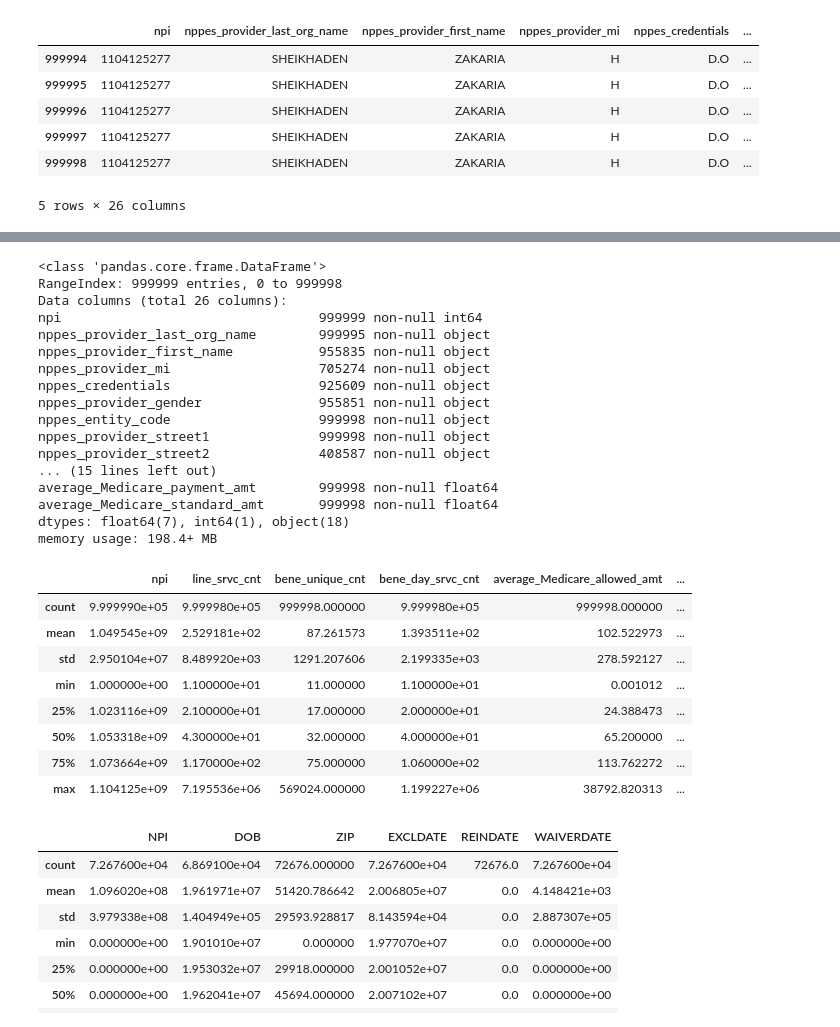
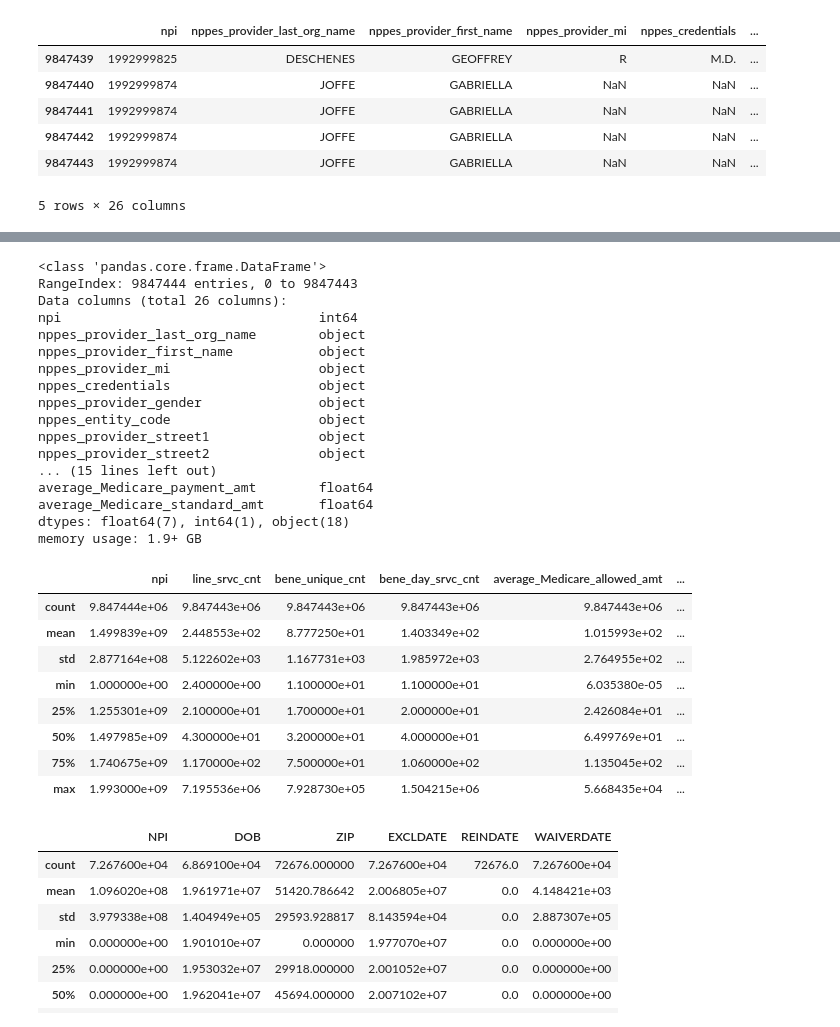
Before and after one commit to raoamalik/detecting_healthcare_provider_fraud, a Jupyter notebook: detecting_healthcare_provider_fraud.ipynb, the cells around one changed output, grey strips where cells are left out. Cells and saved outputs as stored; diff of their text form; code cells hidden in the pictures.

```diff
--- a/detecting_healthcare_provider_fraud.ipynb
+++ b/detecting_healthcare_provider_fraud.ipynb
@@ -8,16 +8,16 @@ warnings.filterwarnings('ignore')
 # %%
 ### read the tab separated file containing healthcare provider data as a pandas DataFrame
 
-provider_df = pd.read_csv('Medicare_Provider_Util_Payment_PUF_CY2017_subset.txt', "\t")
+provider_df = pd.read_csv('Medicare_Provider_Util_Payment_PUF_CY2017/Medicare_Provider_Util_Payment_PUF_CY2017.txt', "\t")
 
 provider_df.tail()
 # %% [output]
 |  | npi | nppes_provider_last_org_name | nppes_provider_first_name | nppes_provider_mi | nppes_credentials | ... |
-| 999994 | 1104125277 | SHEIKHADEN | ZAKARIA | H | D.O | ... |
-| 999995 | 1104125277 | SHEIKHADEN | ZAKARIA | H | D.O | ... |
-| 999996 | 1104125277 | SHEIKHADEN | ZAKARIA | H | D.O | ... |
-| 999997 | 1104125277 | SHEIKHADEN | ZAKARIA | H | D.O | ... |
-| 999998 | 1104125277 | SHEIKHADEN | ZAKARIA | H | D.O | ... |
+| 9847439 | 1992999825 | DESCHENES | GEOFFREY | R | M.D. | ... |
+| 9847440 | 1992999874 | JOFFE | GABRIELLA | NaN | NaN | ... |
+| 9847441 | 1992999874 | JOFFE | GABRIELLA | NaN | NaN | ... |
+| 9847442 | 1992999874 | JOFFE | GABRIELLA | NaN | NaN | ... |
+| 9847443 | 1992999874 | JOFFE | GABRIELLA | NaN | NaN | ... |
 5 rows × 26 columns
 # %%
 convicted_df = pd.read_csv('LEIE.csv')
@@ -33,34 +33,34 @@ convicted_df.head()
 provider_df.info()
 # %% [output]
 <class 'pandas.core.frame.DataFrame'>
-RangeIndex: 999999 entries, 0 to 999998
+RangeIndex: 9847444 entries, 0 to 9847443
 Data columns (total 26 columns):
-npi                                 999999 non-null int64
-nppes_provider_last_org_name        999995 non-null object
-nppes_provider_first_name           955835 non-null object
-nppes_provider_mi                   705274 non-null object
-nppes_credentials                   925609 non-null object
-nppes_provider_gender               955851 non-null object
-nppes_entity_code                   999998 non-null object
-nppes_provider_street1              999998 non-null object
-nppes_provider_street2              408587 non-null object
+npi                                 int64
+nppes_provider_last_org_name        object
+nppes_provider_first_name           object
+nppes_provider_mi                   object
+nppes_credentials                   object
+nppes_provider_gender               object
+nppes_entity_code                   object
+nppes_provider_street1              object
+nppes_provider_street2              object
 ... (15 lines left out)
-average_Medicare_payment_amt        999998 non-null float64
-average_Medicare_standard_amt       999998 non-null float64
+average_Medicare_payment_amt        float64
+average_Medicare_standard_amt       float64
 dtypes: float64(7), int64(1), object(18)
-memory usage: 198.4+ MB
+memory usage: 1.9+ GB
 # %%
 provider_df.describe()
 # %% [output]
 |  | npi | line_srvc_cnt | bene_unique_cnt | bene_day_srvc_cnt | average_Medicare_allowed_amt | ... |
-| count | 9.999990e+05 | 9.999980e+05 | 999998.000000 | 9.999980e+05 | 999998.000000 | ... |
-| mean | 1.049545e+09 | 2.529181e+02 | 87.261573 | 1.393511e+02 | 102.522973 | ... |
-| std | 2.950104e+07 | 8.489920e+03 | 1291.207606 | 2.199335e+03 | 278.592127 | ... |
-| min | 1.000000e+00 | 1.100000e+01 | 11.000000 | 1.100000e+01 | 0.001012 | ... |
-| 25% | 1.023116e+09 | 2.100000e+01 | 17.000000 | 2.000000e+01 | 24.388473 | ... |
-| 50% | 1.053318e+09 | 4.300000e+01 | 32.000000 | 4.000000e+01 | 65.200000 | ... |
-| 75% | 1.073664e+09 | 1.170000e+02 | 75.000000 | 1.060000e+02 | 113.762272 | ... |
-| max | 1.104125e+09 | 7.195536e+06 | 569024.000000 | 1.199227e+06 | 38792.820313 | ... |
+| count | 9.847444e+06 | 9.847443e+06 | 9.847443e+06 | 9.847443e+06 | 9.847443e+06 | ... |
+| mean | 1.499839e+09 | 2.448553e+02 | 8.777250e+01 | 1.403349e+02 | 1.015993e+02 | ... |
+| std | 2.877164e+08 | 5.122602e+03 | 1.167731e+03 | 1.985972e+03 | 2.764955e+02 | ... |
+| min | 1.000000e+00 | 2.400000e+00 | 1.100000e+01 | 1.100000e+01 | 6.035380e-05 | ... |
+| 25% | 1.255301e+09 | 2.100000e+01 | 1.700000e+01 | 2.000000e+01 | 2.426084e+01 | ... |
+| 50% | 1.497985e+09 | 4.300000e+01 | 3.200000e+01 | 4.000000e+01 | 6.499769e+01 | ... |
+| 75% | 1.740675e+09 | 1.170000e+02 | 7.500000e+01 | 1.060000e+02 | 1.135045e+02 | ... |
+| max | 1.993000e+09 | 7.195536e+06 | 7.928730e+05 | 1.504215e+06 | 5.668435e+04 | ... |
 # %%
 convicted_df.describe()
 # %% [output]
```
Also changed, not shown: parts of 24 cells of this notebook.
